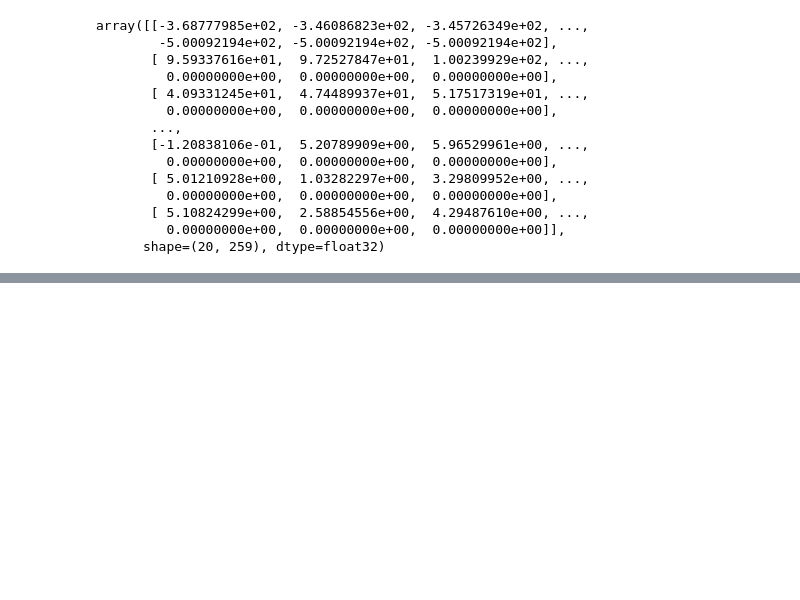
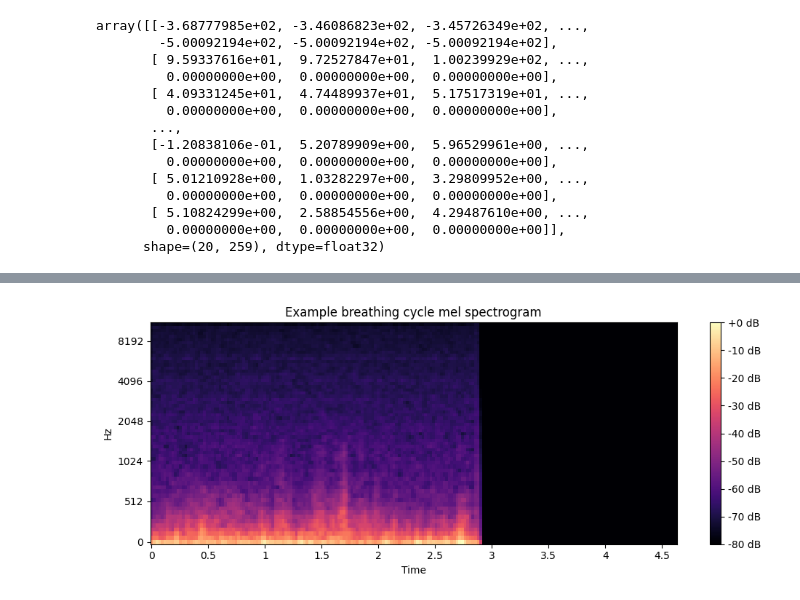
Before and after one commit to mi-mi-mia/smart-stethoscope, a Jupyter notebook: notebooks/linus_cnn.ipynb, the cells around one changed output, grey strips where cells are left out. Saved outputs shown, nothing was run; the diff lists cells and outputs as text; code cells hidden in the pictures; blank space fills up the shorter version.

```diff
--- a/notebooks/linus_cnn.ipynb
+++ b/notebooks/linus_cnn.ipynb
@@ -36,5 +52,5 @@ df.head()
 | 3 | 10.175 | 12.897 | 0 | 0 | 172_2b5_Pl_mc_AKGC417L | Pl | 172_2b5_Pl_mc_AKGC417L_3 | COPD | 73.0 | ... |
 | 4 | 12.897 | 15.634 | 0 | 0 | 172_2b5_Pl_mc_AKGC417L | Pl | 172_2b5_Pl_mc_AKGC417L_4 | COPD | 73.0 | ... |
 # %%
-X_train_tab, X_test_tab, y_train, y_test, train_pids, test_pids = preprocess_tabular_data(df)
+X_train_tab, X_test_tab, y_train, y_test, train_cycle_filenames, test_cycle_filenames = preprocess_tabular_data(df)
 # %%
@@ -102,0 +186,13 @@ ax[0].label_outer()
+# %%
+plt.figure(figsize=(10, 4))
+librosa.display.specshow(
+    example_mel,
+    x_axis="time",
+    y_axis="mel"
+)
+plt.colorbar(format="%+2.0f dB")
+plt.title("Example breathing cycle mel spectrogram")
+plt.tight_layout()
+plt.show()
+# %% [output]
+[figure, added]
```
Also changed, not shown: parts of 11 cells of this notebook.
